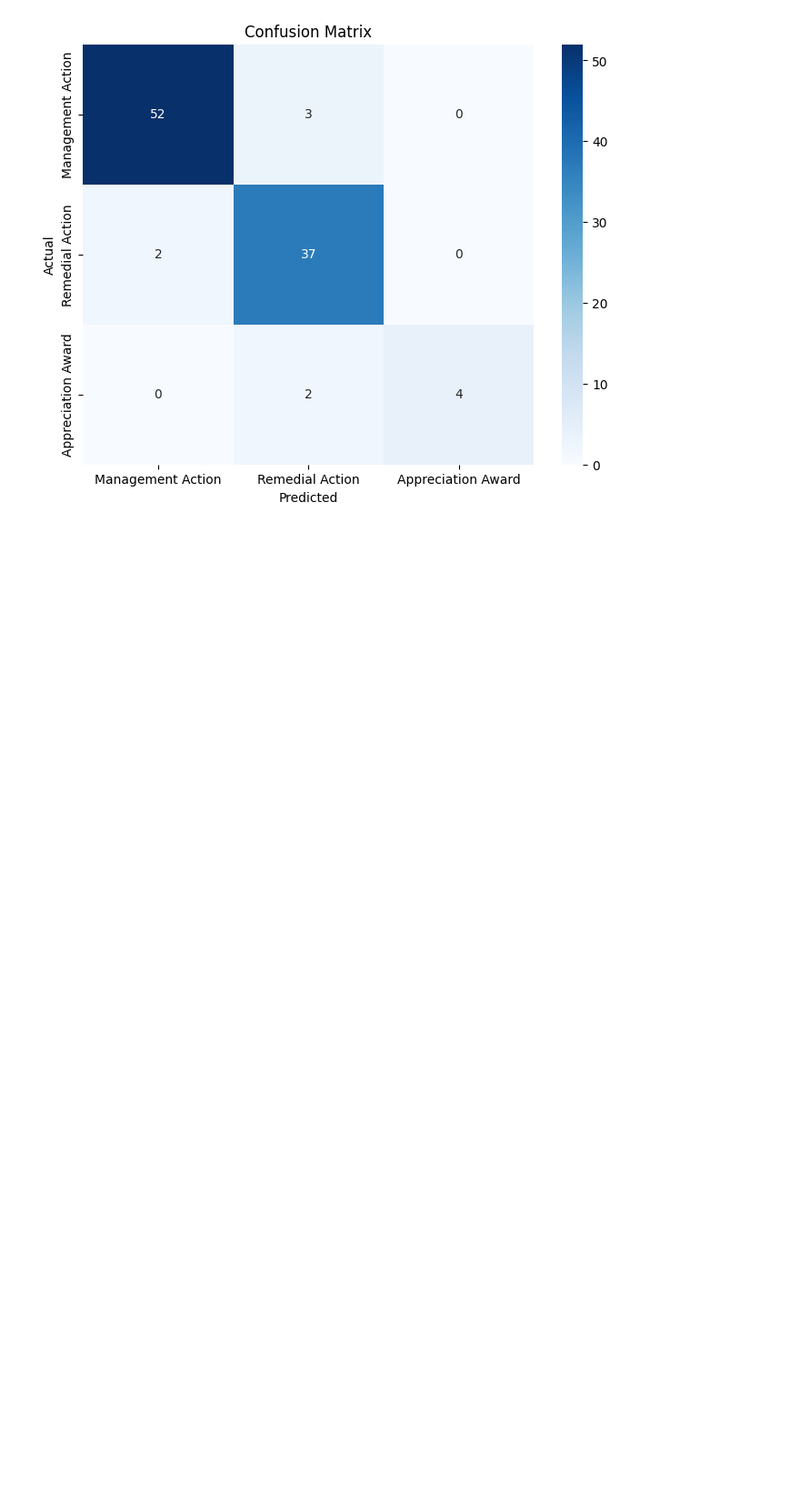
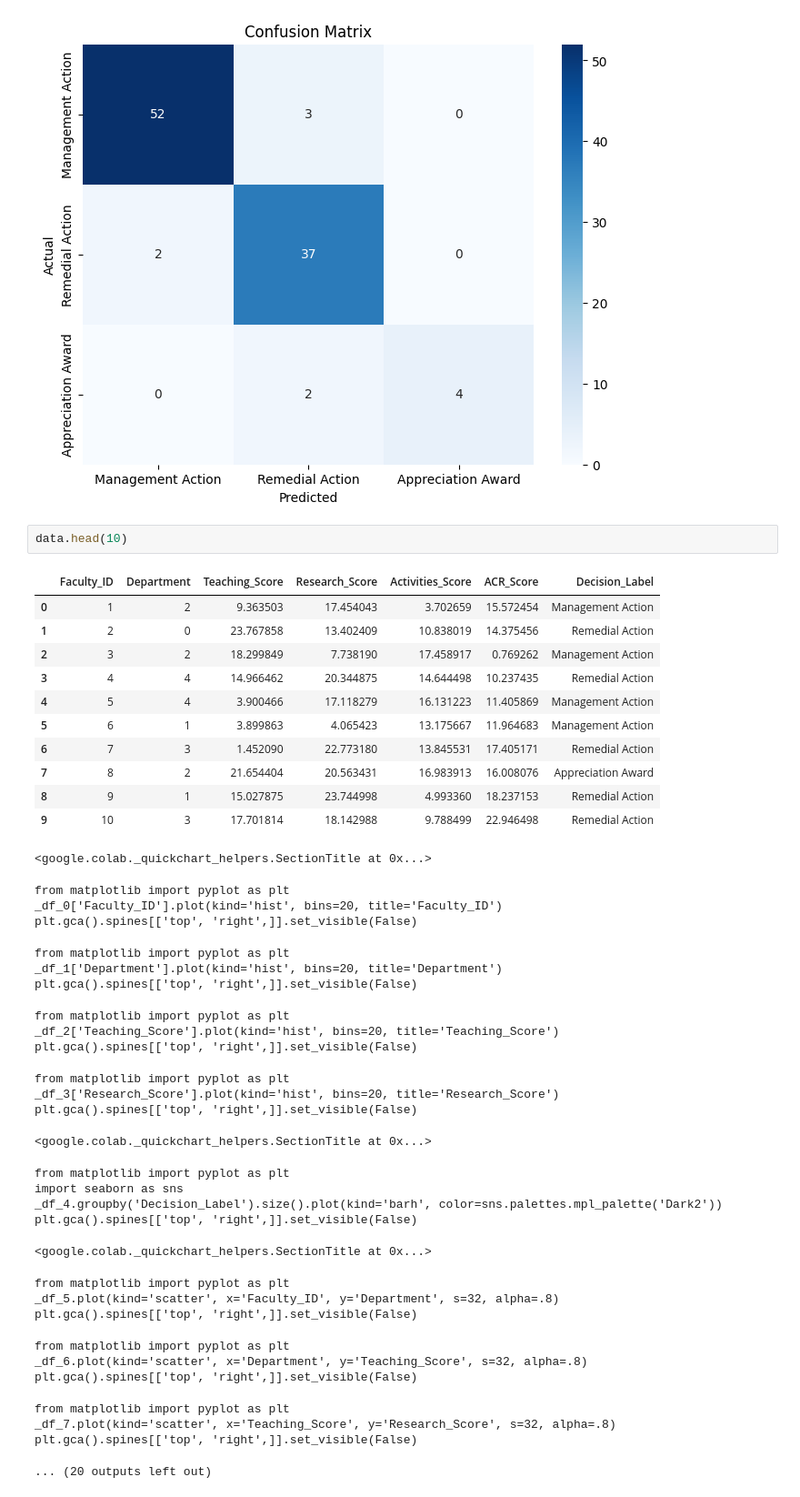
Before and after one commit to MussaddikKhan/Python-College-Experiments, a Jupyter notebook: Seminar/jupyter.ipynb, the cells around one changed output. Shown at 91% size. Drawn from its saved outputs; the diff is of its cells as text; blank space fills up the shorter version.

```diff
--- a/Seminar/jupyter.ipynb
+++ b/Seminar/jupyter.ipynb
@@ -194,3 +194,46 @@ plt.show()
  [ 0  2  4]]
 Accuracy: 0.93
 [figure]
+# %%
+data.head(10)
+# %% [output]
+|  | Faculty_ID | Department | Teaching_Score | Research_Score | Activities_Score | ACR_Score | Decision_Label |
+| 0 | 1 | 2 | 9.363503 | 17.454043 | 3.702659 | 15.572454 | Management Action |
+| 1 | 2 | 0 | 23.767858 | 13.402409 | 10.838019 | 14.375456 | Remedial Action |
+| 2 | 3 | 2 | 18.299849 | 7.738190 | 17.458917 | 0.769262 | Management Action |
+| 3 | 4 | 4 | 14.966462 | 20.344875 | 14.644498 | 10.237435 | Remedial Action |
+| 4 | 5 | 4 | 3.900466 | 17.118279 | 16.131223 | 11.405869 | Management Action |
+| 5 | 6 | 1 | 3.899863 | 4.065423 | 13.175667 | 11.964683 | Management Action |
+| 6 | 7 | 3 | 1.452090 | 22.773180 | 13.845531 | 17.405171 | Remedial Action |
+| 7 | 8 | 2 | 21.654404 | 20.563431 | 16.983913 | 16.008076 | Appreciation Award |
+| 8 | 9 | 1 | 15.027875 | 23.744998 | 4.993360 | 18.237153 | Remedial Action |
+| 9 | 10 | 3 | 17.701814 | 18.142988 | 9.788499 | 22.946498 | Remedial Action |
+<google.colab._quickchart_helpers.SectionTitle at 0x...>
+from matplotlib import pyplot as plt
+_df_0['Faculty_ID'].plot(kind='hist', bins=20, title='Faculty_ID')
+plt.gca().spines[['top', 'right',]].set_visible(False)
+from matplotlib import pyplot as plt
+_df_1['Department'].plot(kind='hist', bins=20, title='Department')
+plt.gca().spines[['top', 'right',]].set_visible(False)
+from matplotlib import pyplot as plt
+_df_2['Teaching_Score'].plot(kind='hist', bins=20, title='Teaching_Score')
+plt.gca().spines[['top', 'right',]].set_visible(False)
+from matplotlib import pyplot as plt
+_df_3['Research_Score'].plot(kind='hist', bins=20, title='Research_Score')
+plt.gca().spines[['top', 'right',]].set_visible(False)
+<google.colab._quickchart_helpers.SectionTitle at 0x...>
+from matplotlib import pyplot as plt
+import seaborn as sns
+_df_4.groupby('Decision_Label').size().plot(kind='barh', color=sns.palettes.mpl_palette('Dark2'))
+plt.gca().spines[['top', 'right',]].set_visible(False)
+<google.colab._quickchart_helpers.SectionTitle at 0x...>
+from matplotlib import pyplot as plt
+_df_5.plot(kind='scatter', x='Faculty_ID', y='Department', s=32, alpha=.8)
+plt.gca().spines[['top', 'right',]].set_visible(False)
+from matplotlib import pyplot as plt
+_df_6.plot(kind='scatter', x='Department', y='Teaching_Score', s=32, alpha=.8)
+plt.gca().spines[['top', 'right',]].set_visible(False)
+from matplotlib import pyplot as plt
+_df_7.plot(kind='scatter', x='Teaching_Score', y='Research_Score', s=32, alpha=.8)
+plt.gca().spines[['top', 'right',]].set_visible(False)
+... (20 outputs left out)
```
Also changed, not shown: parts of 1 cell of this notebook.
